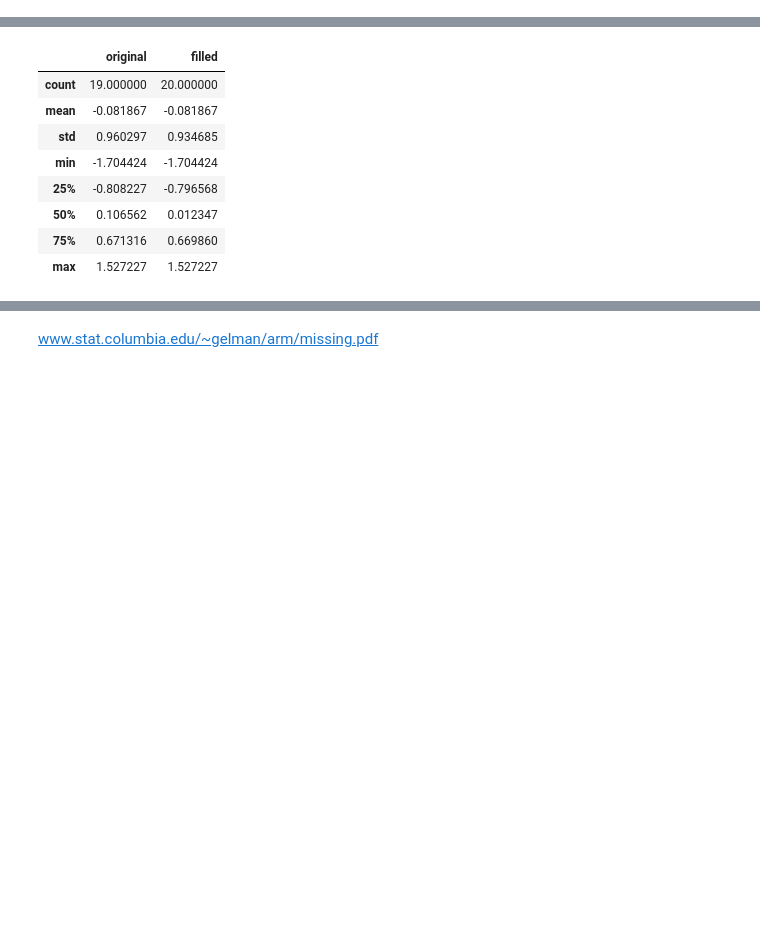
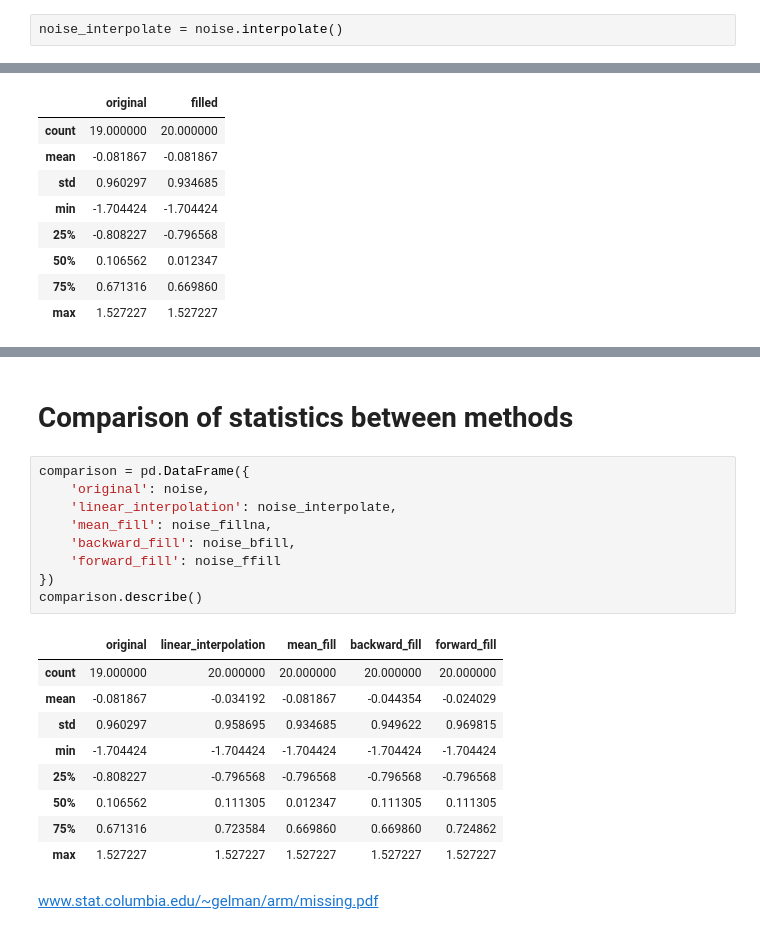
Before and after one commit to leportella/interpolation-example, a Jupyter notebook: interp_english.ipynb, the cells around one changed output, grey strips where cells are left out. Saved outputs shown, nothing was run; the diff lists cells and outputs as text; blank space fills up the shorter version.

```diff
--- a/interp_english.ipynb
+++ b/interp_english.ipynb
@@ -119,6 +119,8 @@ plt.title('Random Signal', fontsize=15)
 # %% [output]
 Text(0.5, 1.0, 'Random Signal')
 [figure]
+# %%
+noise_interpolate = noise.interpolate()
 # %%
 plt.figure(figsize=(15,5))
 plt.plot(x, noise, 'ok')
@@ -184,2 +218,23 @@ comparison.describe()
+# %% [markdown]
+# Comparison of statistics between methods
+# %%
+comparison = pd.DataFrame({
+    'original': noise,
+    'linear_interpolation': noise_interpolate,
+    'mean_fill': noise_fillna,
+    'backward_fill': noise_bfill,
+    'forward_fill': noise_ffill
+})
+comparison.describe()
+# %% [output]
+|  | original | linear_interpolation | mean_fill | backward_fill | forward_fill |
+| count | 19.000000 | 20.000000 | 20.000000 | 20.000000 | 20.000000 |
+| mean | -0.081867 | -0.034192 | -0.081867 | -0.044354 | -0.024029 |
+| std | 0.960297 | 0.958695 | 0.934685 | 0.949622 | 0.969815 |
+| min | -1.704424 | -1.704424 | -1.704424 | -1.704424 | -1.704424 |
+| 25% | -0.808227 | -0.796568 | -0.796568 | -0.796568 | -0.796568 |
+| 50% | 0.106562 | 0.111305 | 0.012347 | 0.111305 | 0.111305 |
+| 75% | 0.671316 | 0.723584 | 0.669860 | 0.669860 | 0.724862 |
+| max | 1.527227 | 1.527227 | 1.527227 | 1.527227 | 1.527227 |
 # %% [markdown]
 www.stat.columbia.edu/~gelman/arm/missing.pdf
```
Also changed, not shown: parts of 17 cells of this notebook.
